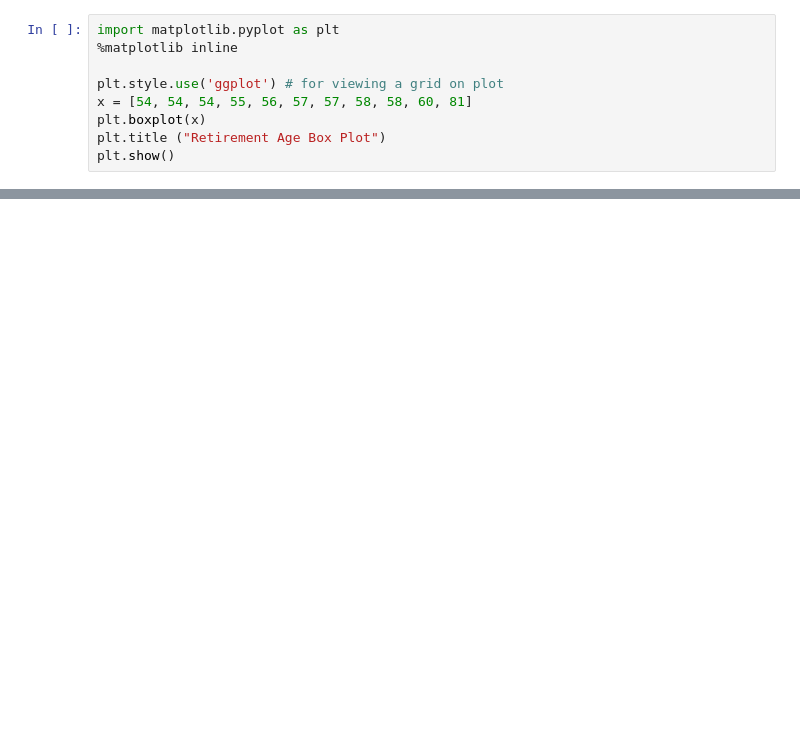
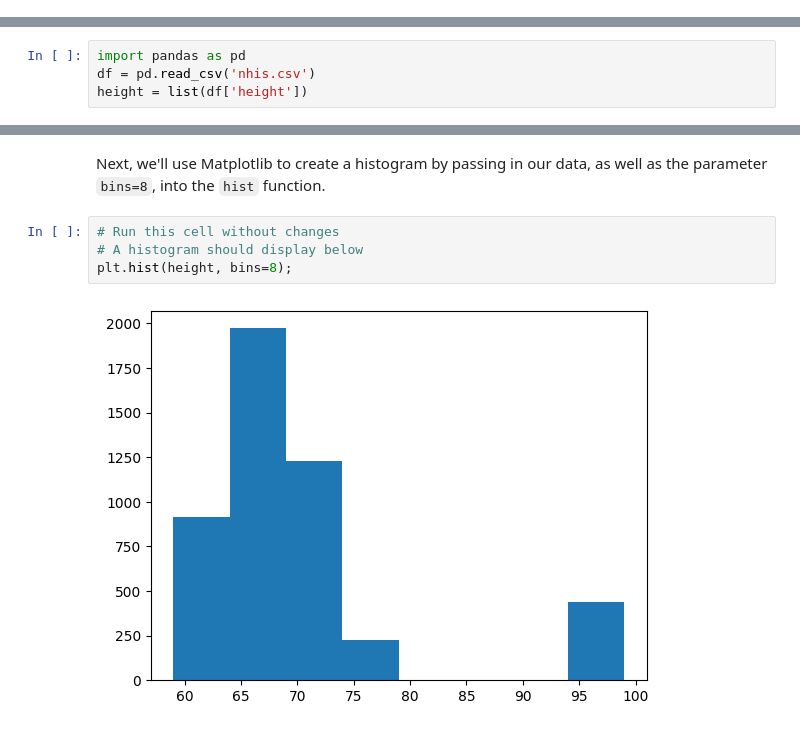
Before and after one commit to GDIAMEL/dsc-run-jupyter-locally, a Jupyter notebook: index.ipynb, the cells around one changed output, grey strips where cells are left out. Cells and saved outputs as stored; diff of their text form; blank space fills up the shorter version.

```diff
--- a/index.ipynb
+++ b/index.ipynb
@@ -198,9 +2,0 @@ Matplotlib can be used to generate box plots given a collection of values. Consi
-# %%
-import matplotlib.pyplot as plt
-%matplotlib inline
-
-plt.style.use('ggplot') # for viewing a grid on plot
-x = [54, 54, 54, 55, 56, 57, 57, 58, 58, 60, 81]
-plt.boxplot(x)
-plt.title ("Retirement Age Box Plot")
-plt.show()
@@ -225,0 +23,4 @@ In this lesson, you learned about some commonly used measures of dispersion. The
+# %%
+import pandas as pd
+df = pd.read_csv('nhis.csv')
+height = list(df['height'])
@@ -225,0 +62,8 @@ In this lesson, you learned about some commonly used measures of dispersion. The
+# %% [markdown]
+Next, we'll use Matplotlib to create a histogram by passing in our data, as well as the parameter `bins=8`, into the `hist` function.
+# %%
+# Run this cell without changes
+# A histogram should display below
+plt.hist(height, bins=8);
+# %% [output]
+[figure, added]
```
Also changed, not shown: parts of 67 cells of this notebook.
